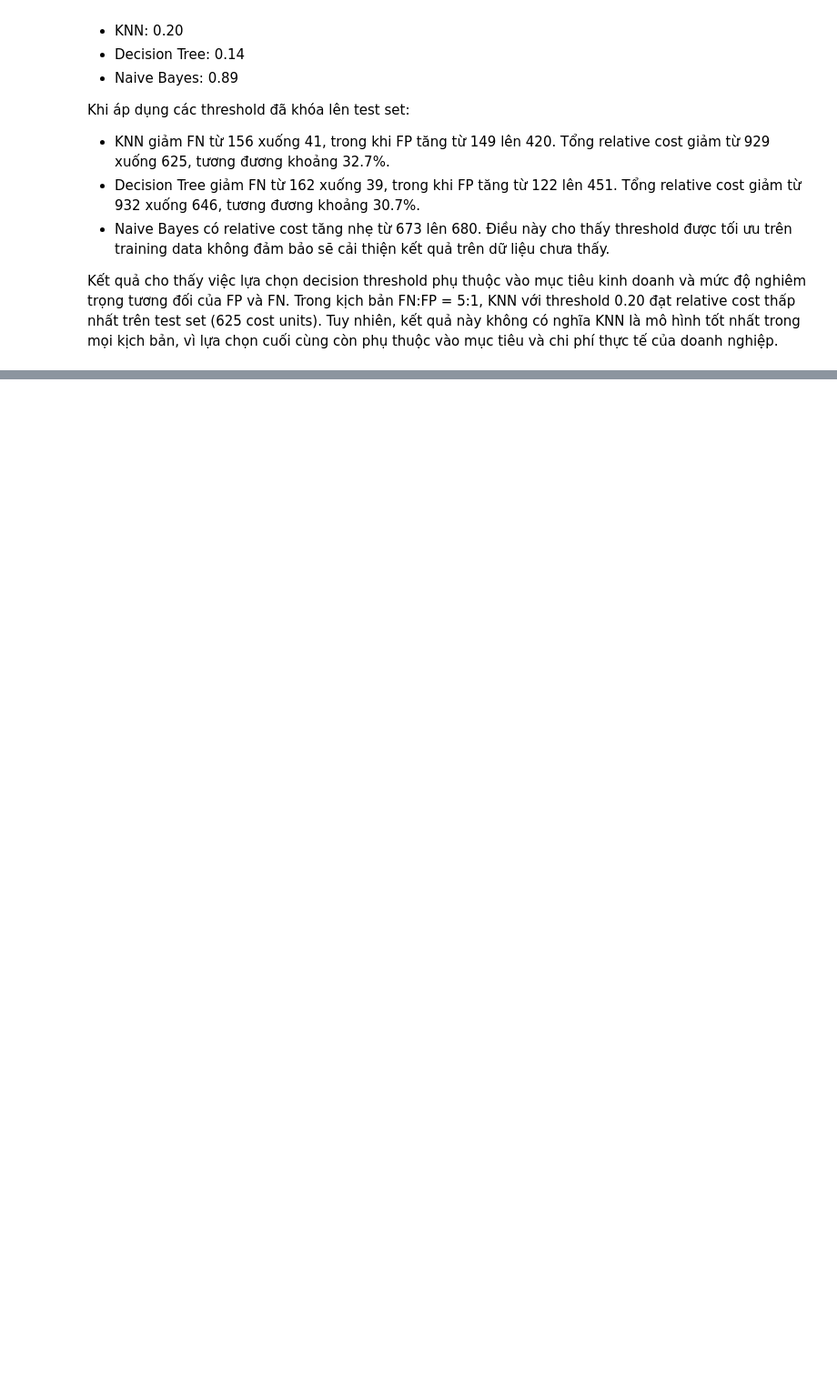
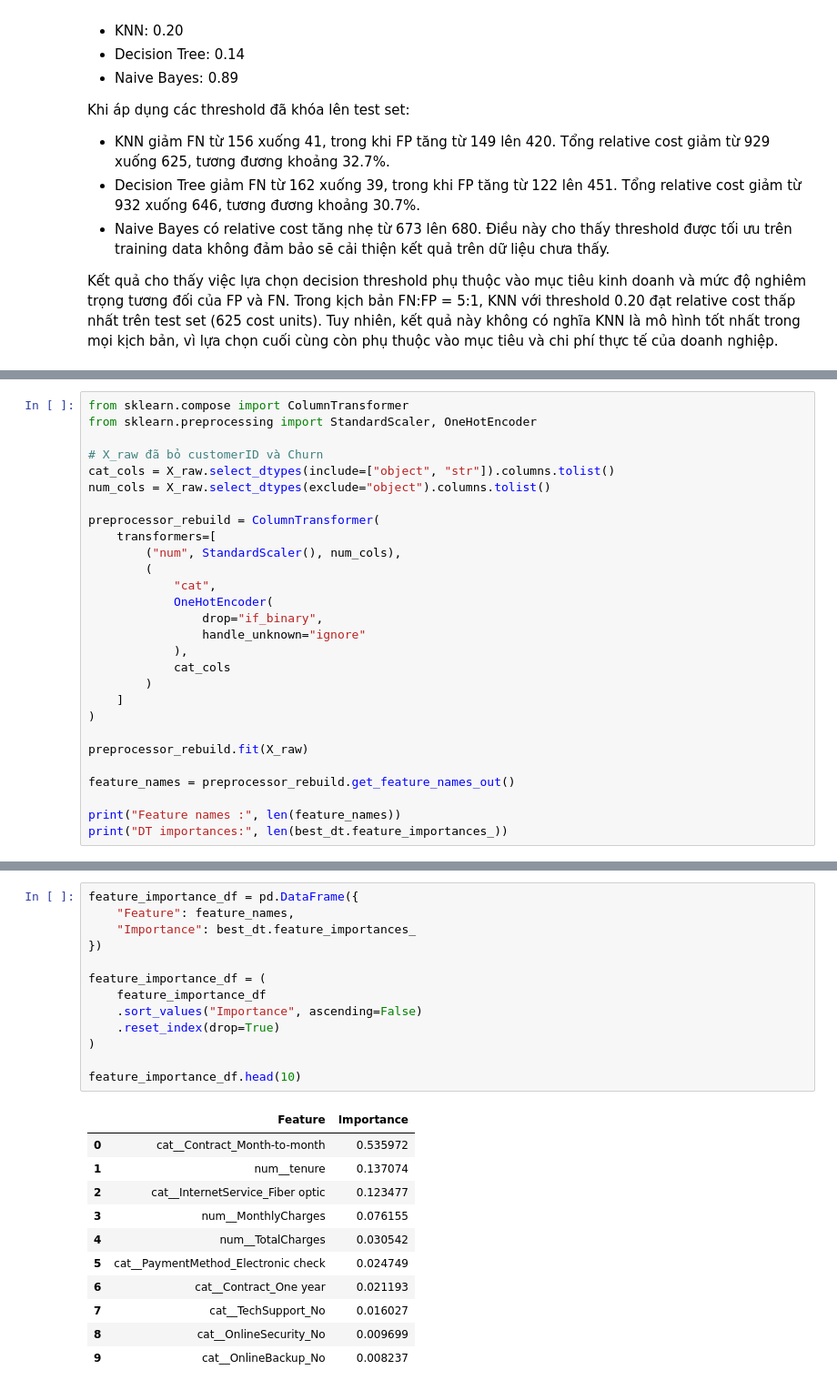
Before and after one commit to huynhthu214/Telco-Churn-DM, a Jupyter notebook: notebook/02_Modeling_Models.ipynb, the cells around one changed output, grey strips where cells are left out. Shown at 91% size. Cells and saved outputs as stored; diff of their text form; blank space fills up the shorter version.

```diff
--- a/notebook/02_Modeling_Models.ipynb
+++ b/notebook/02_Modeling_Models.ipynb
@@ -2028,0 +2055,28 @@ vì lựa chọn cuối cùng còn phụ thuộc vào mục tiêu và chi phí t
+# %%
+from sklearn.compose import ColumnTransformer
+from sklearn.preprocessing import StandardScaler, OneHotEncoder
+
+# X_raw đã bỏ customerID và Churn
+cat_cols = X_raw.select_dtypes(include=["object", "str"]).columns.tolist()
+num_cols = X_raw.select_dtypes(exclude="object").columns.tolist()
+
+preprocessor_rebuild = ColumnTransformer(
+    transformers=[
+        ("num", StandardScaler(), num_cols),
+        (
+            "cat",
+            OneHotEncoder(
+                drop="if_binary",
+                handle_unknown="ignore"
+            ),
+            cat_cols
+        )
+    ]
+)
+
+preprocessor_rebuild.fit(X_raw)
+
+feature_names = preprocessor_rebuild.get_feature_names_out()
+
+print("Feature names :", len(feature_names))
+print("DT importances:", len(best_dt.feature_importances_))
@@ -2028,0 +2101,25 @@ vì lựa chọn cuối cùng còn phụ thuộc vào mục tiêu và chi phí t
+# %%
+feature_importance_df = pd.DataFrame({
+    "Feature": feature_names,
+    "Importance": best_dt.feature_importances_
+})
+
+feature_importance_df = (
+    feature_importance_df
+    .sort_values("Importance", ascending=False)
+    .reset_index(drop=True)
+)
+
+feature_importance_df.head(10)
+# %% [output]
+|  | Feature | Importance |
+| 0 | cat__Contract_Month-to-month | 0.535972 |
+| 1 | num__tenure | 0.137074 |
+| 2 | cat__InternetService_Fiber optic | 0.123477 |
+| 3 | num__MonthlyCharges | 0.076155 |
+| 4 | num__TotalCharges | 0.030542 |
+| 5 | cat__PaymentMethod_Electronic check | 0.024749 |
+| 6 | cat__Contract_One year | 0.021193 |
+| 7 | cat__TechSupport_No | 0.016027 |
+| 8 | cat__OnlineSecurity_No | 0.009699 |
+| 9 | cat__OnlineBackup_No | 0.008237 |
```
Also changed, not shown: parts of 52 cells of this notebook.
